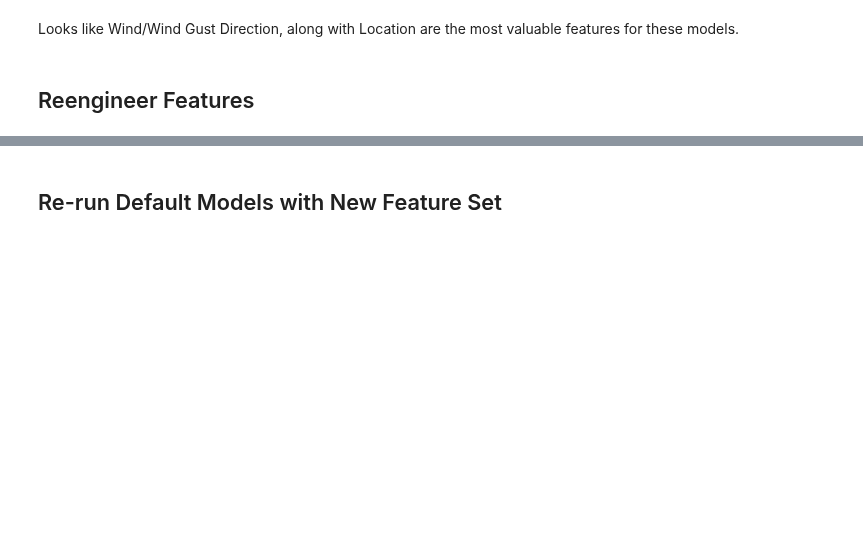
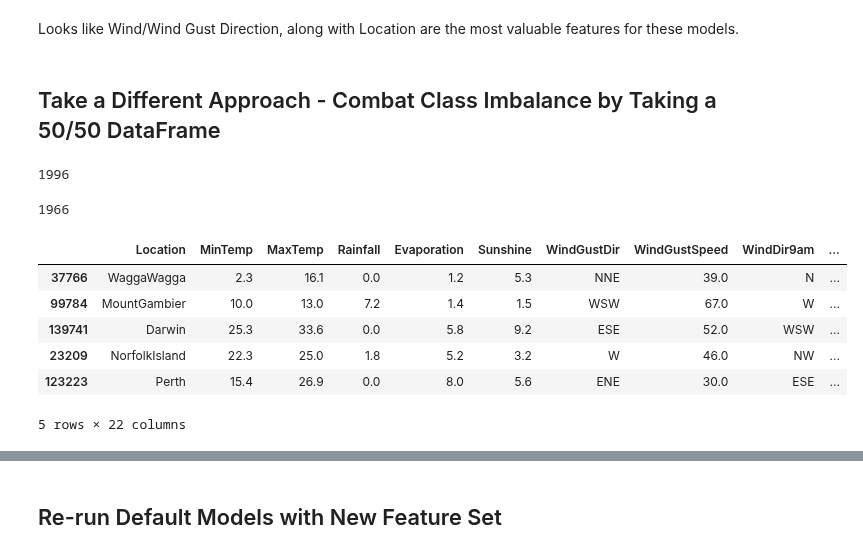
Before and after one commit to str007/Thinkful, a Jupyter notebook: Supervised_Learning_Capstone.ipynb, the cells around one changed output, grey strips where cells are left out. Cells and saved outputs as stored; diff of their text form; code cells hidden in the pictures; blank space fills up the shorter version.

```diff
--- a/Supervised_Learning_Capstone.ipynb
+++ b/Supervised_Learning_Capstone.ipynb
@@ -929,4 +927,35 @@ Recursive Feature Selection for Gradient Boosting
 # %% [markdown]
 Looks like Wind/Wind Gust Direction, along with Location are the most valuable features for these models.
-# %% [markdown]
-## Reengineer Features
+# %% [markdown]
+## Take a Different Approach - Combat Class Imbalance by Taking a 50/50 DataFrame
+# %%
+#Create dataframe of only RainTomorrow observations
+raintomorrow_true = weather[weather['RainTomorrow'] == 1]
+
+#Confirm number of fraudulent observations
+print(len(raintomorrow_true))
+# %% [output]
+1996
+# %%
+#Create dataframe of only non-RainTomorrow observations, then take a sample
+raintomorrow_not_true = weather[weather['RainTomorrow'] == 0]
+raintomorrow_not_true = raintomorrow_not_true.sample(n = 1966)
+
+#Confirm number of non-fraudulent observations
+print(len(raintomorrow_not_true))
+# %% [output]
+1966
+# %%
+#Combine our two dataframes (fraudulent and non-fraudulent) into one
+weather_revised = raintomorrow_true.append(raintomorrow_not_true)
+# %%
+#Confirm this worked
+weather_revised.head(5)
+# %% [output]
+|  | Location | MinTemp | MaxTemp | Rainfall | Evaporation | Sunshine | WindGustDir | WindGustSpeed | WindDir9am | ... |
+| 37766 | WaggaWagga | 2.3 | 16.1 | 0.0 | 1.2 | 5.3 | NNE | 39.0 | N | ... |
+| 99784 | MountGambier | 10.0 | 13.0 | 7.2 | 1.4 | 1.5 | WSW | 67.0 | W | ... |
+| 139741 | Darwin | 25.3 | 33.6 | 0.0 | 5.8 | 9.2 | ESE | 52.0 | WSW | ... |
+| 23209 | NorfolkIsland | 22.3 | 25.0 | 1.8 | 5.2 | 3.2 | W | 46.0 | NW | ... |
+| 123223 | Perth | 15.4 | 26.9 | 0.0 | 8.0 | 5.6 | ENE | 30.0 | ESE | ... |
+5 rows × 22 columns
```
Also changed, not shown: parts of 15 cells of this notebook.
